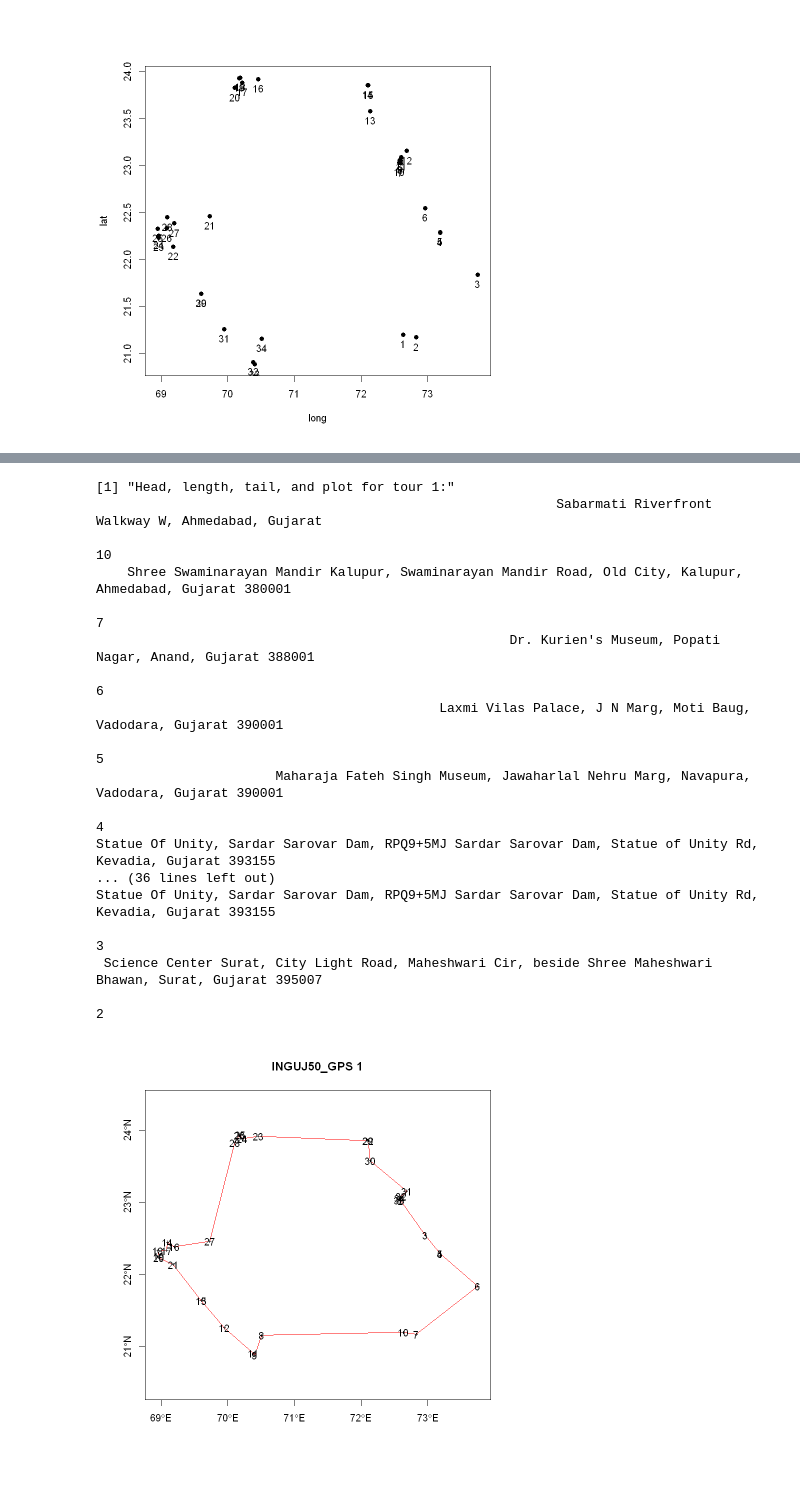
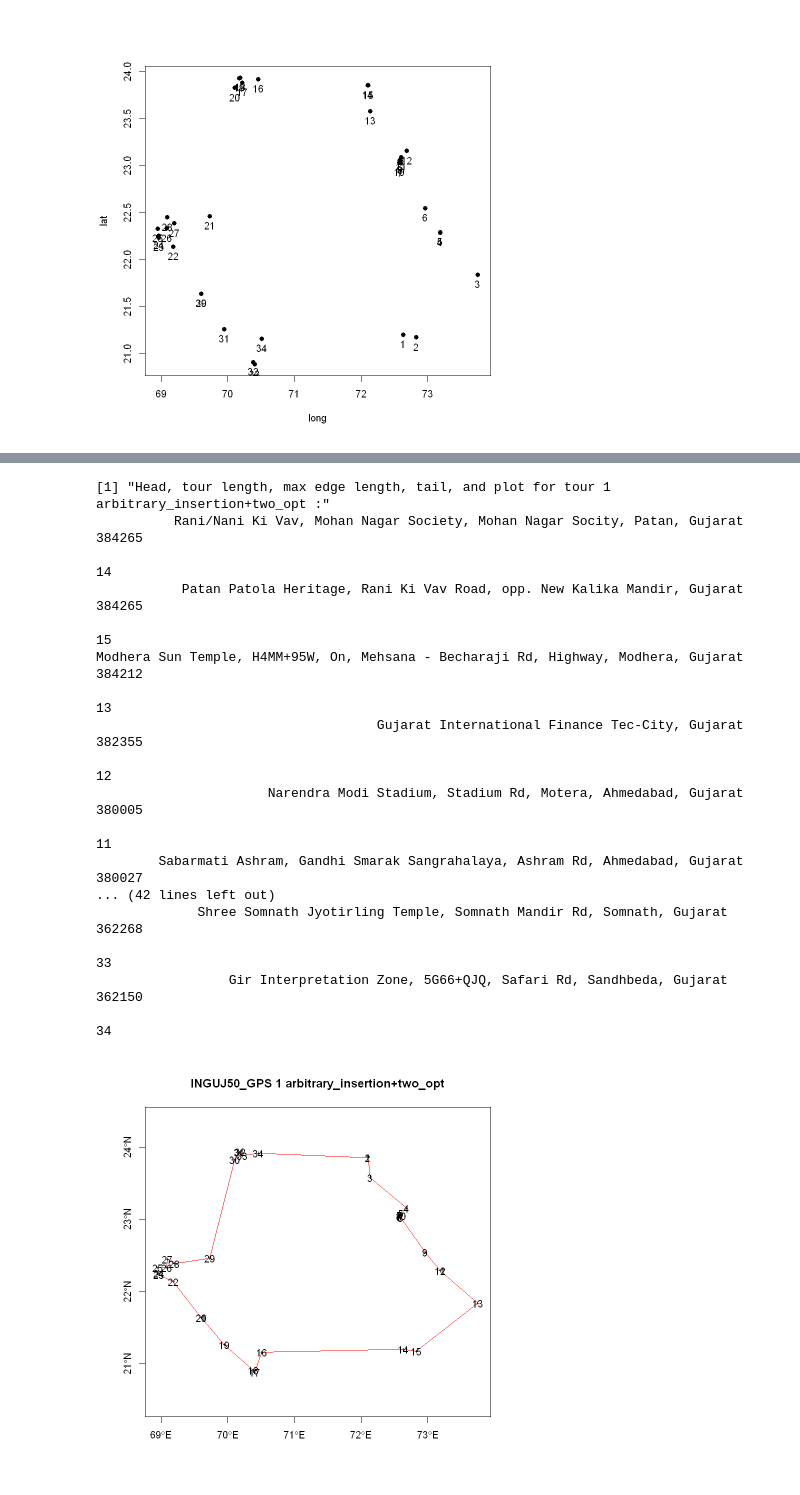
Before and after one commit to yadevinit/mentorship, a Jupyter notebook: TSPinGujarat/TSPinGujarat.ipynb, the cells around one changed output, grey strips where cells are left out. Saved outputs shown, nothing was run; the diff lists cells and outputs as text; code cells hidden in the pictures.

```diff
--- a/TSPinGujarat/TSPinGujarat.ipynb
+++ b/TSPinGujarat/TSPinGujarat.ipynb
@@ -87,3 +87,7 @@ plot(INGUJ.df[, cLongLat], pch=19) # plot(INGUJ.df$lat, INGUJ.df$long)
   text(INGUJ.df[, cLongLat], pos=1) # , col="blue"
 # %% [output]
 [figure]
+# %%
+tsp.mx <- as.matrix(tsp)
+ij.max.mx <- which.FUN.mx(fn=max, tsp.mx); ij.max.mx
+tsp.mx[ij.max.mx[1,1], ij.max.mx[1,2]]
@@ -90,10 +100,13 @@ plot(INGUJ.df[, cLongLat], pch=19) # plot(INGUJ.df$lat, INGUJ.df$long)
 # %%
 tours <- list()
-tours[[1]] <- solve_TSP(tsp) # method= [default: "arbitrary insertion" algorithm with two_opt refinement.]
+tours$'arbitrary_insertion+two_opt' <- solve_TSP(tsp)
+  # method= [default: "arbitrary insertion" algorithm with two_opt refinement.]
 
 # reformulate_ATSP_as_TSP() # coz Concorde solver does not support ATSP.
 ## run concorde in verbose mode (-v) with fast cuts only (-V)
-tours[[2]] <- solve_TSP(tsp, method = "concorde", control = list(clo = "-v -V"))
+tours$concorde <- solve_TSP(tsp, method = "concorde", control = list(clo = "-v -V"))
+  # solve_TSP(tsp, method = "concorde")
+tours$linkern <- solve_TSP(tsp, method = "linkern")
 # tours <- lapply(methods, FUN = function(m) solve_TSP(tsp, method = m))
 # names(tours) <- methods
 # %% [output]
@@ -106,29 +131,31 @@ keep_files       =  FALSE
 # %%
 for(i in 1:length(tours)){
-  print(paste0("Head, length, tail, and plot for tour ", i, ":"))
+  print(paste("Head, tour length, max edge length, tail, and plot for tour", i, names(tours)[i], ":"))
   tour <- tours[[i]]
   print(head(tour, n = 6))
   print(paste0(tour_length(tour), "m"))
+  edmx <- edgeDist.max(tour, tsp.mx)
+  print(paste0("Max edge length between nodes: ", paste(edmx, collapse=";"), "m"))
   print(tail(tour, n = 6))
   # plot(tour) # Was: plot(tsp, tour)
-  mapTour(tour, INGUJ.df, paste(fName, i), xlim=c(10,25), ylim=c(60,80))
+  mapTour(tour, INGUJ.df, paste(fName, i, names(tours)[i]), xlim=c(10,25), ylim=c(60,80))
 }
 # %% [output]
-[1] "Head, length, tail, and plot for tour 1:"
-                                                           Sabarmati Riverfront Walkway W, Ahmedabad, Gujarat
-                                                                                                           10
-    Shree Swaminarayan Mandir Kalupur, Swaminarayan Mandir Road, Old City, Kalupur, Ahmedabad, Gujarat 380001
-                                                                                                            7
-                                                     Dr. Kurien's Museum, Popati Nagar, Anand, Gujarat 388001
-                                                                                                            6
-                                            Laxmi Vilas Palace, J N Marg, Moti Baug, Vadodara, Gujarat 390001
-                                                                                                            5
-                       Maharaja Fateh Singh Museum, Jawaharlal Nehru Marg, Navapura, Vadodara, Gujarat 390001
-                                                                                                            4
-Statue Of Unity, Sardar Sarovar Dam, RPQ9+5MJ Sardar Sarovar Dam, Statue of Unity Rd, Kevadia, Gujarat 393155
-... (36 lines left out)
-Statue Of Unity, Sardar Sarovar Dam, RPQ9+5MJ Sardar Sarovar Dam, Statue of Unity Rd, Kevadia, Gujarat 393155
-                                                                                                            3
- Science Center Surat, City Light Road, Maheshwari Cir, beside Shree Maheshwari Bhawan, Surat, Gujarat 395007
-                                                                                                            2
+[1] "Head, tour length, max edge length, tail, and plot for tour 1 arbitrary_insertion+two_opt :"
+          Rani/Nani Ki Vav, Mohan Nagar Society, Mohan Nagar Socity, Patan, Gujarat 384265
+                                                                                        14
+           Patan Patola Heritage, Rani Ki Vav Road, opp. New Kalika Mandir, Gujarat 384265
+                                                                                        15
+Modhera Sun Temple, H4MM+95W, On, Mehsana - Becharaji Rd, Highway, Modhera, Gujarat 384212
+                                                                                        13
+                                    Gujarat International Finance Tec-City, Gujarat 382355
+                                                                                        12
+                      Narendra Modi Stadium, Stadium Rd, Motera, Ahmedabad, Gujarat 380005
+                                                                                        11
+        Sabarmati Ashram, Gandhi Smarak Sangrahalaya, Ashram Rd, Ahmedabad, Gujarat 380027
+... (42 lines left out)
+             Shree Somnath Jyotirling Temple, Somnath Mandir Rd, Somnath, Gujarat 362268
+                                                                                      33
+                 Gir Interpretation Zone, 5G66+QJQ, Safari Rd, Sandhbeda, Gujarat 362150
+                                                                                      34
-[figure, old version]
+[figure, new version]
```
Also changed, not shown: parts of 7 cells of this notebook, 1 other file.
